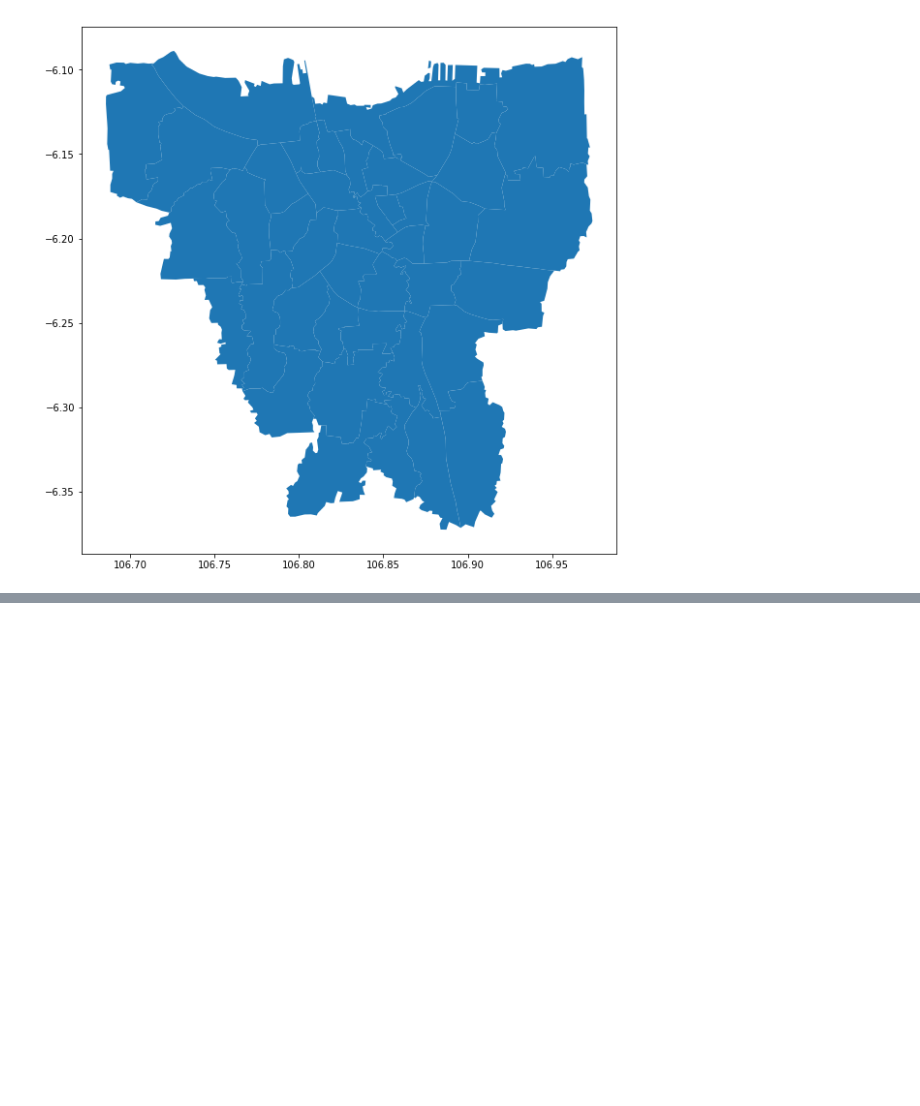
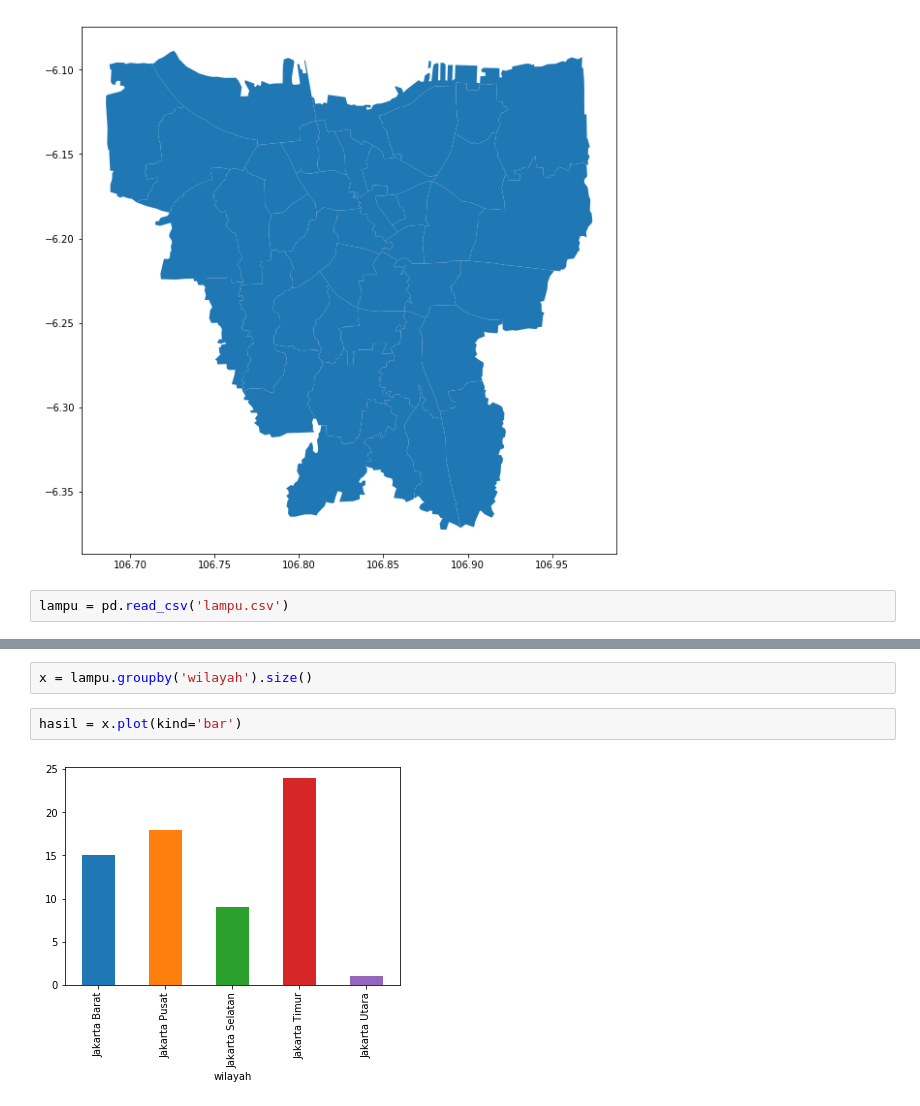
Before and after one commit to zavliju/jakarta-vis, a Jupyter notebook: jakarta-vis.ipynb, the cells around one changed output, grey strips where cells are left out. Cells and saved outputs as stored; diff of their text form; blank space fills up the shorter version.

Commit message:
add lampu

```diff
--- a/jakarta-vis.ipynb
+++ b/jakarta-vis.ipynb
@@ -95,3 +94,5 @@ jkt.plot(markersize=5, figsize=(10, 10))
 # %% [output]
 <matplotlib.axes._subplots.AxesSubplot at 0x...>
 [figure]
+# %%
+lampu = pd.read_csv('lampu.csv')
@@ -97,0 +117,6 @@ jkt.plot(markersize=5, figsize=(10, 10))
+# %%
+x = lampu.groupby('wilayah').size()
+# %%
+hasil = x.plot(kind='bar')
+# %% [output]
+[figure, added]
```
Also changed, not shown: parts of 3 cells of this notebook.
